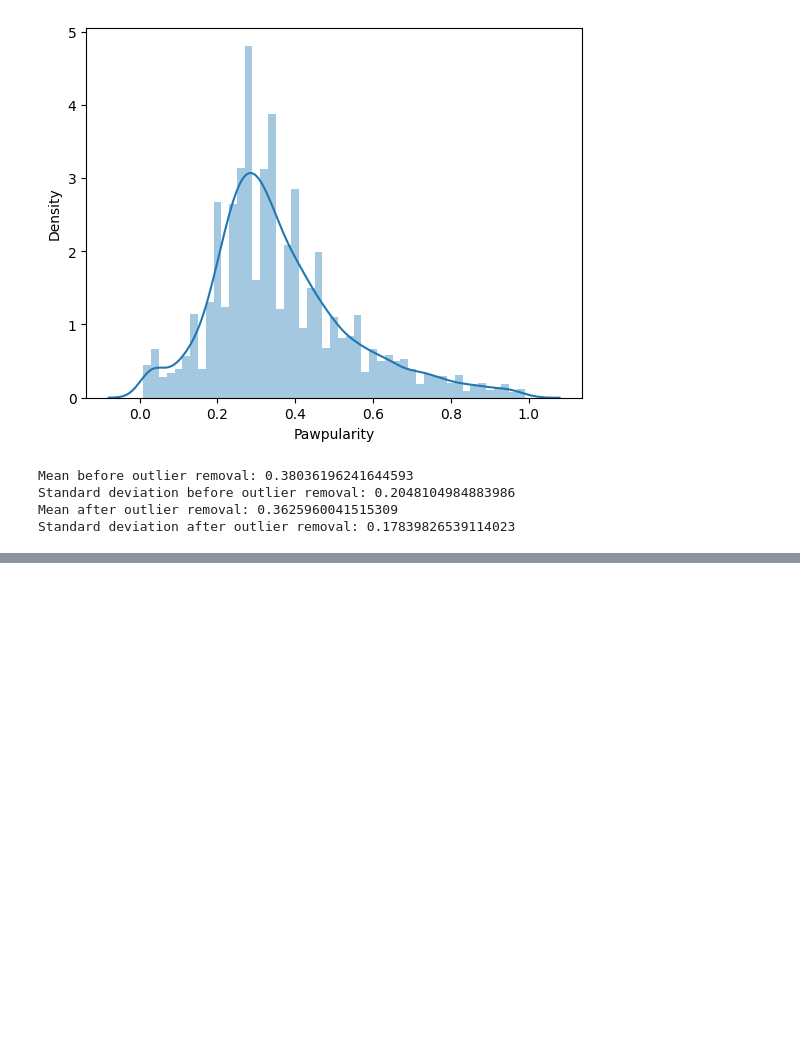
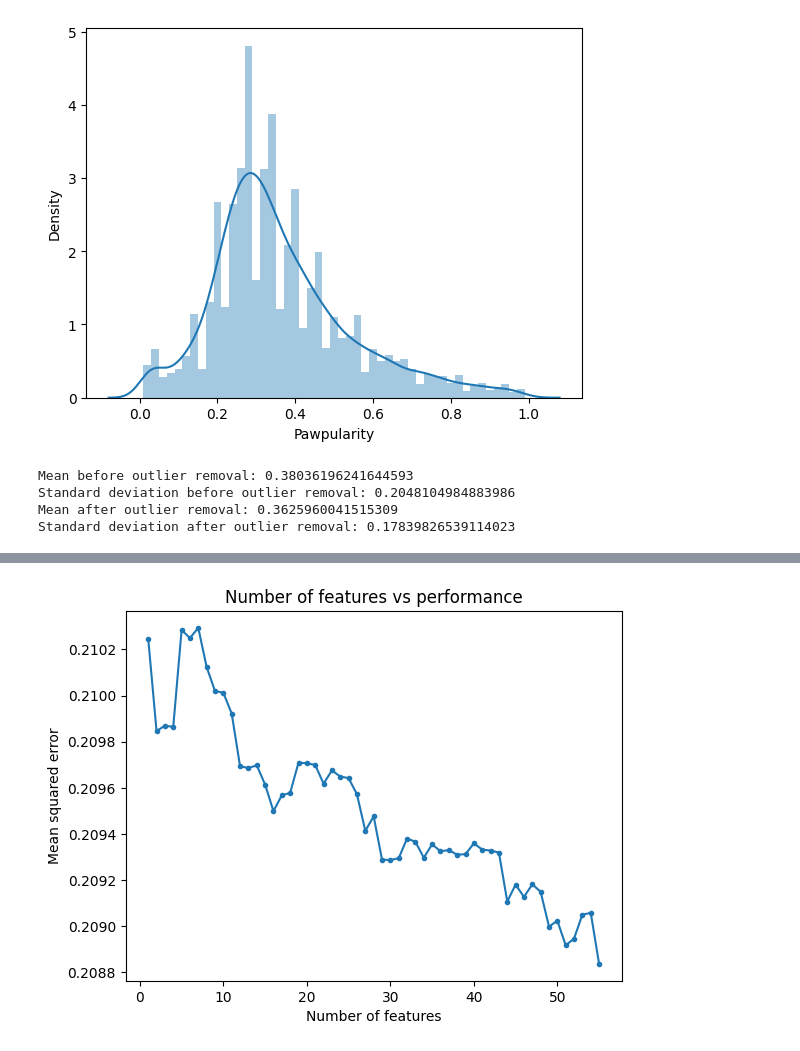
Before and after one commit to minesamaro/pawpularity-daco, a Jupyter notebook: meta_feat.ipynb, the cells around one changed output, grey strips where cells are left out. Drawn from its saved outputs; the diff is of its cells as text; code cells hidden in the pictures; blank space fills up the shorter version.

```diff
--- a/meta_feat.ipynb
+++ b/meta_feat.ipynb
@@ -63,9 +61,12 @@ Index(['Id', 'gabor_mean', 'haralick_0', 'haralick_1', 'haralick_2',
 # %%
-X = train_data.iloc[:, 1:-1] #except the last and the first(Id)
+X = train_data.drop('Id', axis=1).drop('Pawpularity', axis=1) #except the last and the first(Id)
 y = train_data['Pawpularity']
 
 # Split the data into training and validation sets
 X_train, X_val, y_train, y_val = train_test_split(X, y, test_size=0.2, random_state=42)
+
+X_train = X_train
+X_val = X_val
 
 # Print the shapes of the training and validation sets
 print("X_train shape:", X_train.shape)
@@ -132,0 +195,9 @@ Standard deviation after outlier removal: 0.17839826539114023
+# %%
+# Plot the elbow curve of the RFE
+plt.plot(range(1, len(X_train.columns)+1), rmse_list_lr, marker='.')
+plt.xlabel('Number of features')
+plt.ylabel('Mean squared error')
+plt.title('Number of features vs performance')
+plt.show()
+# %% [output]
+[figure, added]
```
Also changed, not shown: parts of 29 cells of this notebook.
